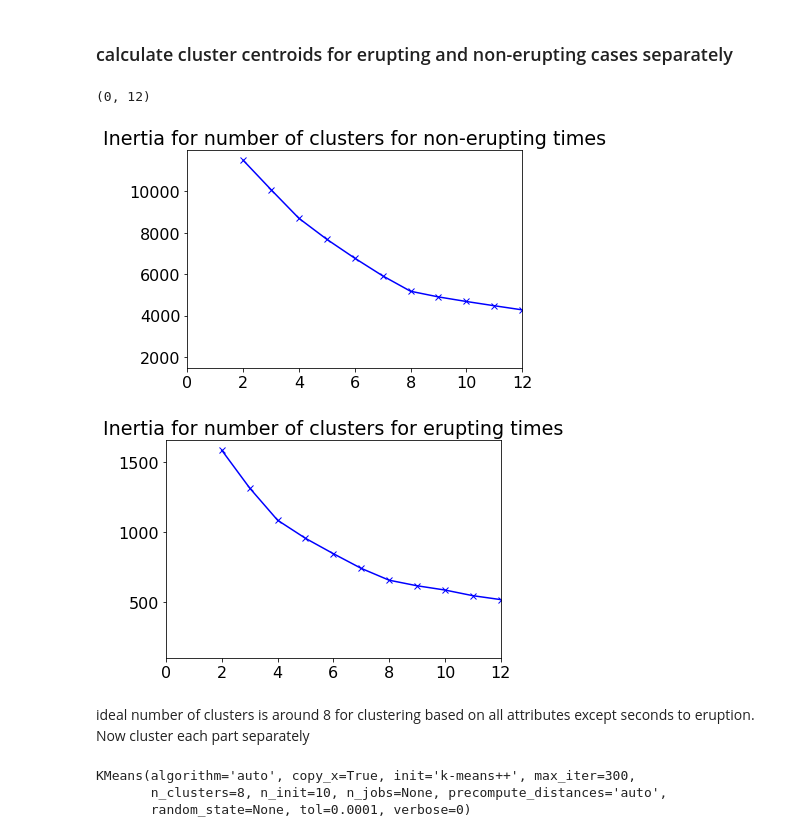
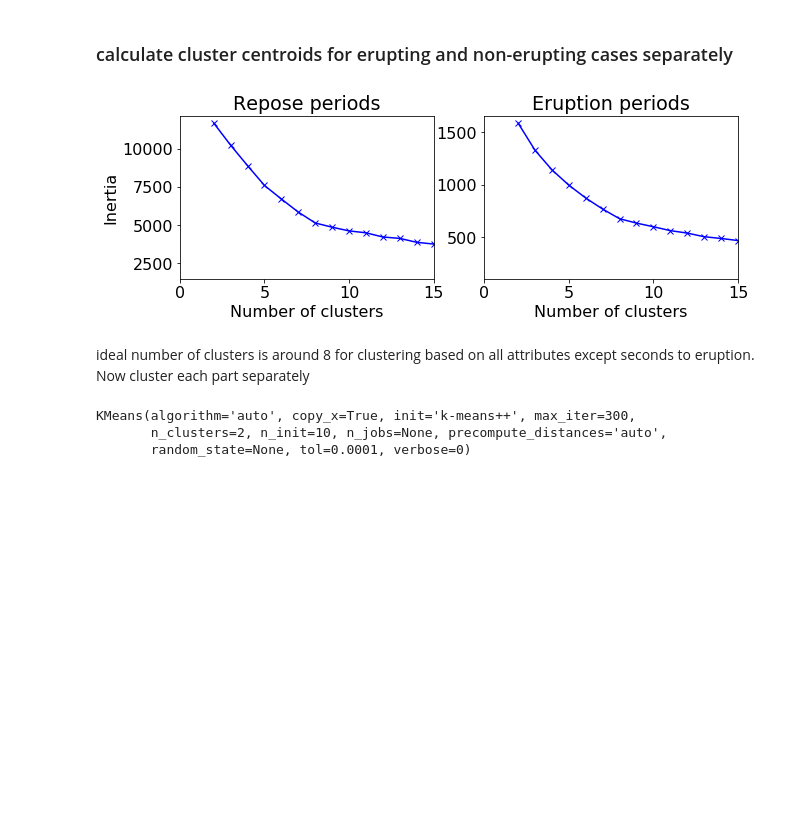
Before and after one commit to bmullet/PEEVED, a Jupyter notebook: RunMLTests.ipynb, the cells around one changed output. Saved outputs shown, nothing was run; the diff lists cells and outputs as text; code cells hidden in the pictures; blank space fills up the shorter version.

```diff
--- a/RunMLTests.ipynb
+++ b/RunMLTests.ipynb
@@ -119,3 +123,15 @@ y_test  = Y[test_idx]
+# %%
+train_idx = np.loadtxt('train.txt', dtype='int')
+val_idx = np.loadtxt('dev.txt', dtype='int')
+test_idx = np.loadtxt('test.txt', dtype='int')
+
+x_train = X[train_idx,:]
+x_val   = X[val_idx,:]
+x_test  = X[test_idx,:]
+
+y_train = Y[train_idx]
+y_val   = Y[val_idx]
+y_test  = Y[test_idx]
 # %%
 print(x_train.shape, x_val.shape, x_test.shape)
 print(y_train.shape, y_val.shape, y_test.shape)
@@ -193,32 +207,38 @@ xErupt   = x_train[y_train==1,:]
 NclNoErupt, distNoErupt = CalcDistancesPerCluster(xNoErupt)
 NclErupt, distErupt = CalcDistancesPerCluster(xErupt)
 # %%
-plt.figure()
+plt.figure(figsize=(10,3))
+plt.subplot(121)
 plt.plot(NclNoErupt, distNoErupt, 'bx-')
-plt.title('Inertia for number of clusters for non-erupting times')
-plt.xlim(0,12)
+plt.title('Repose periods')
+plt.xlabel('Number of clusters')
+plt.ylabel('Inertia')
+plt.xlim(0,15)
 
-plt.figure()
+plt.subplot(122)
 plt.plot(NclErupt, distErupt, 'bx-')
-plt.title('Inertia for number of clusters for erupting times')
-plt.xlim(0,12)
+plt.title('Eruption periods')
+plt.xlabel('Number of clusters')
+plt.xlim(0,15)
+
+plt.savefig('ClusterElbow_Class')
+plt.show()
 # %% [output]
-(0, 12)
-[figure, old version]
+[figure, new version]
-[figure, removed]
 # %% [markdown]
 ideal number of clusters is around 8 for clustering based on all attributes except seconds to eruption. Now cluster each part separately
 # %%
-NclIdeal = 8
+NclIdealNoErupt = 8
+NclIdealErupt = 2
 
-kmNoErupt = KMeans(init='k-means++', n_clusters=NclIdeal, n_init=10)
+kmNoErupt = KMeans(init='k-means++', n_clusters=NclIdealNoErupt, n_init=10)
 kmNoErupt.fit(xNoErupt)
 
-kmErupt = KMeans(init='k-means++', n_clusters=NclIdeal, n_init=10)
+kmErupt = KMeans(init='k-means++', n_clusters=NclIdealErupt, n_init=10)
 kmErupt.fit(xErupt)
 # %% [output]
 KMeans(algorithm='auto', copy_x=True, init='k-means++', max_iter=300,
-       n_clusters=8, n_init=10, n_jobs=None, precompute_distances='auto',
+       n_clusters=2, n_init=10, n_jobs=None, precompute_distances='auto',
        random_state=None, tol=0.0001, verbose=0)
 # %%
 ccAll = np.concatenate((kmNoErupt.cluster_centers_, kmErupt.cluster_centers_))
```
Also changed, not shown: parts of 26 cells of this notebook, 7 other files.
